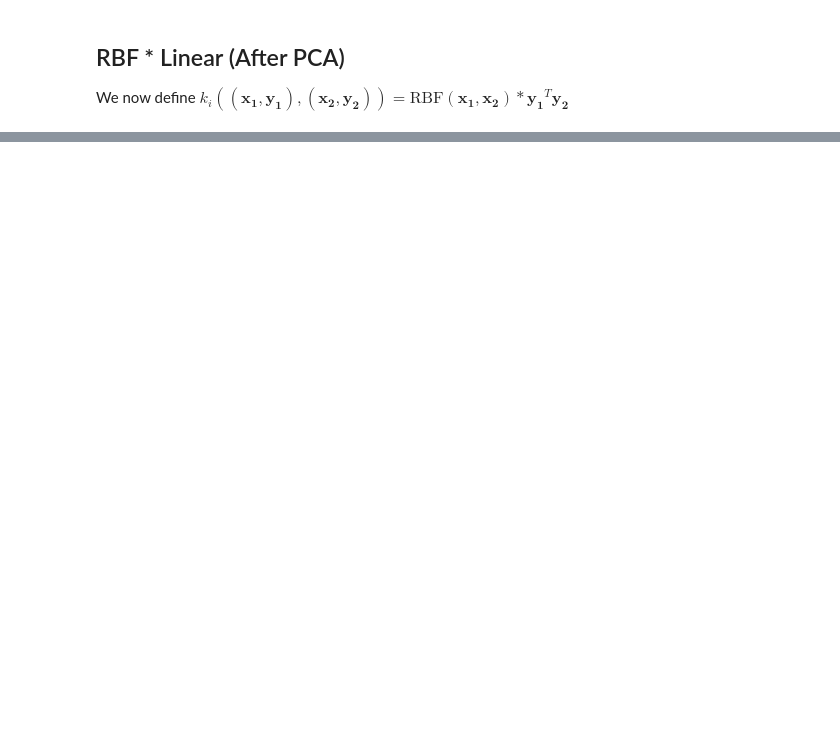
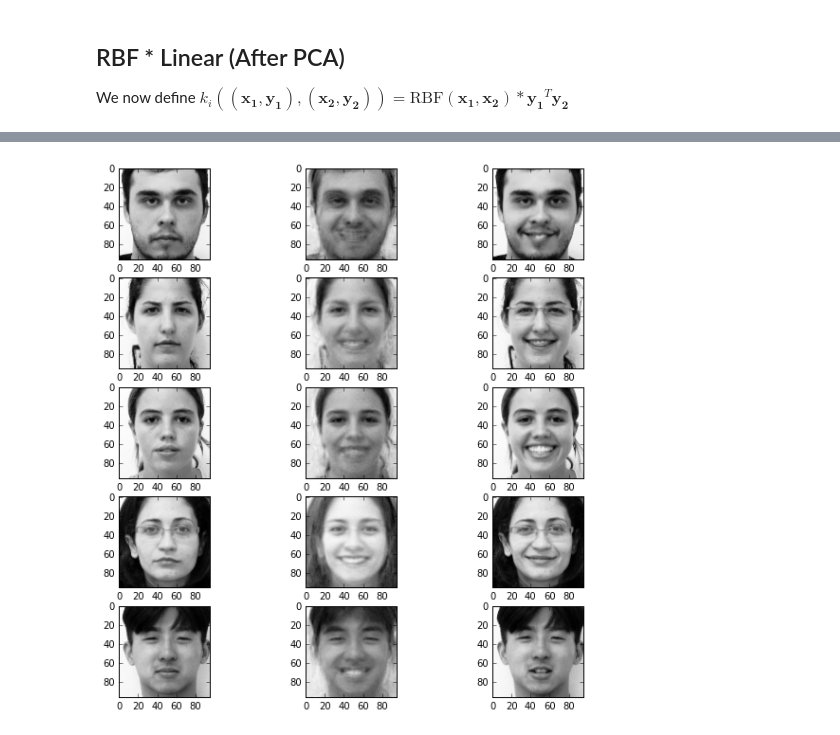
Before and after one commit to ehlemur-zz/BP, a Jupyter notebook: Structured Output Prediction (Faces).ipynb, the cells around one changed output, grey strips where cells are left out. Drawn from its saved outputs; the diff is of its cells as text; code cells hidden in the pictures; blank space fills up the shorter version.

```diff
--- a/Structured Output Prediction (Faces).ipynb
+++ b/Structured Output Prediction (Faces).ipynb
@@ -335,0 +336,6 @@ lemur_util.plot_predictions(lpl_twist_predictions, ensemble, pca_rbftl_predictio
+# %%
+ensemble_alpha2 = .5
+ensemble2 = ensemble_1 ** ensemble_alpha * ensemble_2 ** (1 - ensemble_alpha)
+lemur_util.plot_predictions(neutral_test, ensemble2, smiling_test)
+# %% [output]
+[figure, added]
```
Also changed, not shown: parts of 9 cells of this notebook.
